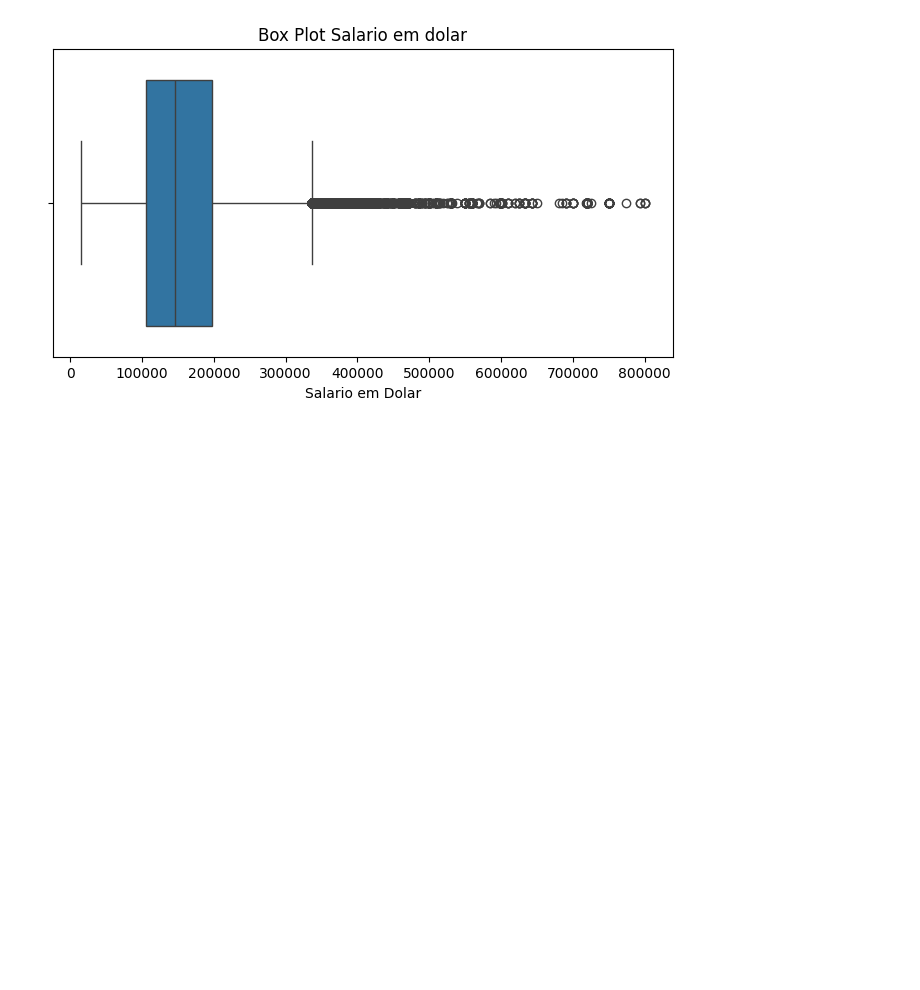
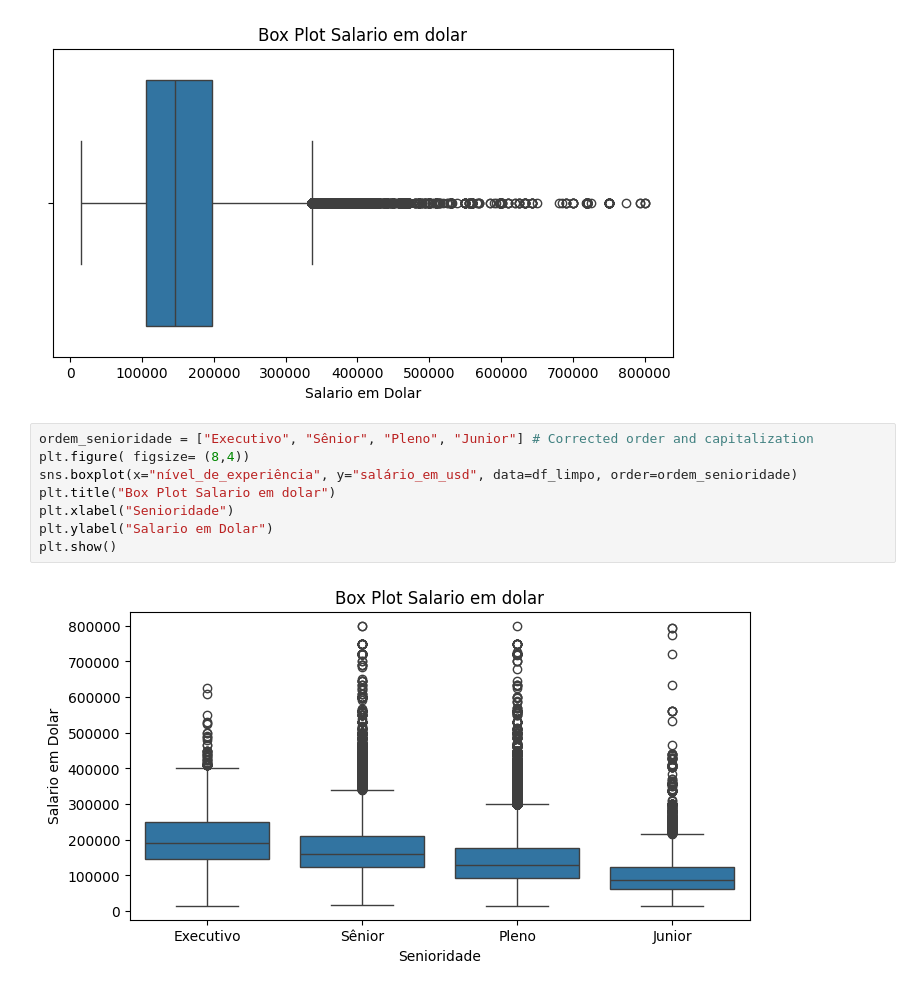
Before and after one commit to ThiagoVenturim/studying_python_data, a Jupyter notebook: Alura/AluraAula1.ipynb, the cells around one changed output. Cells and saved outputs as stored; diff of their text form; blank space fills up the shorter version.

```diff
--- a/Alura/AluraAula1.ipynb
+++ b/Alura/AluraAula1.ipynb
@@ -390,3 +390,13 @@ plt.xlabel("Salario em Dolar")
 plt.show()
 # %% [output]
 [figure]
+# %%
+ordem_senioridade = ["Executivo", "Sênior", "Pleno", "Junior"] # Corrected order and capitalization
+plt.figure( figsize= (8,4))
+sns.boxplot(x="nível_de_experiência", y="salário_em_usd", data=df_limpo, order=ordem_senioridade)
+plt.title("Box Plot Salario em dolar")
+plt.xlabel("Senioridade")
+plt.ylabel("Salario em Dolar")
+plt.show()
+# %% [output]
+[figure, added]
```
